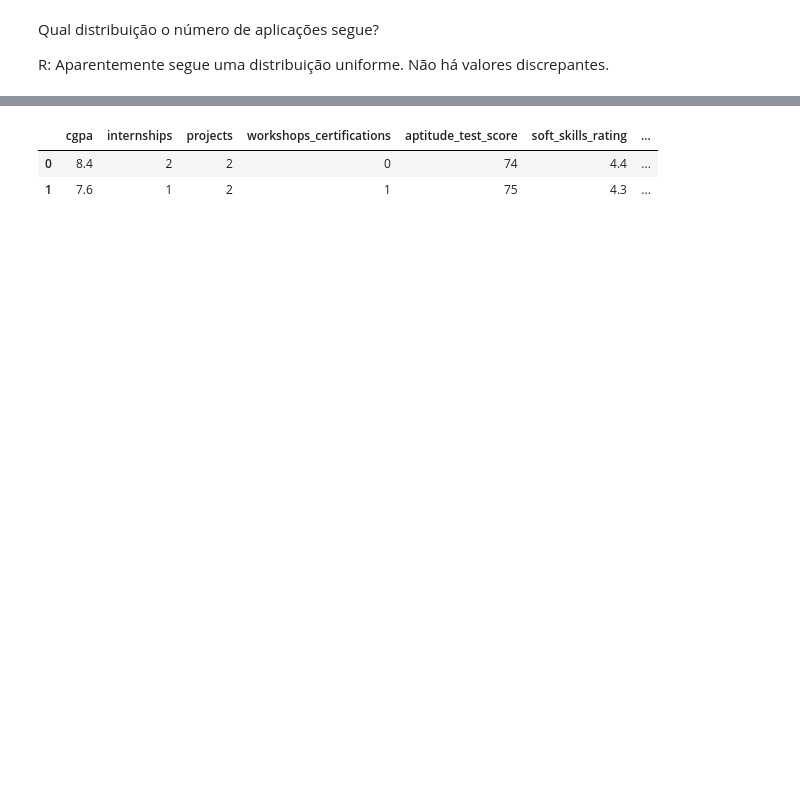
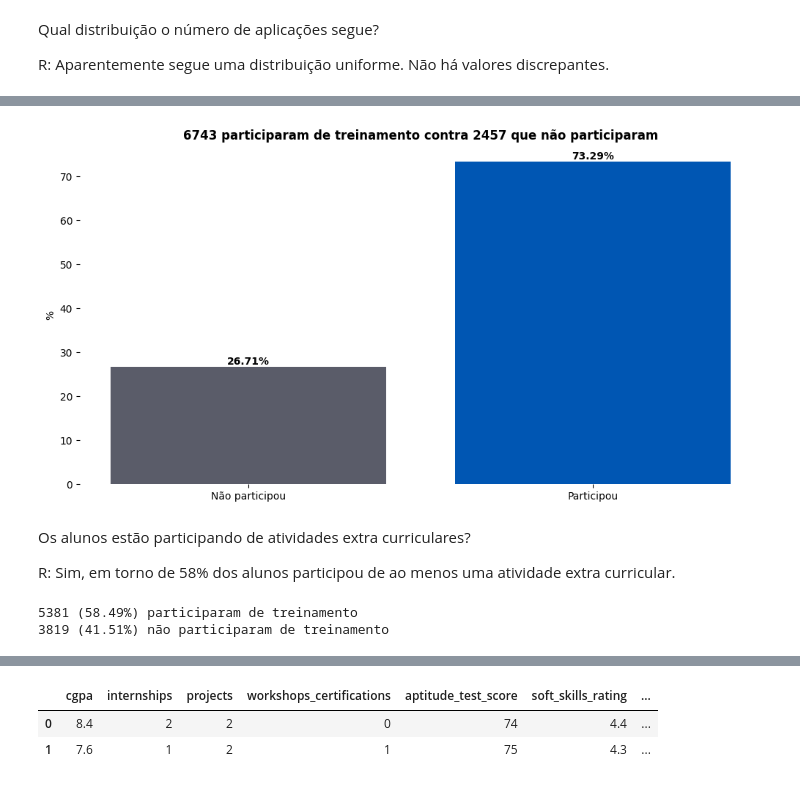
Before and after one commit to Alexandre-Esposte/JobProphet, a Jupyter notebook: notebooks/analise.ipynb, the cells around one changed output, grey strips where cells are left out. Cells and saved outputs as stored; diff of their text form; code cells hidden in the pictures; blank space fills up the shorter version.

```diff
--- a/notebooks/analise.ipynb
+++ b/notebooks/analise.ipynb
@@ -234,0 +272,22 @@ Text(0, 0.5, 'Densidade')
+# %%
+plt.bar(x = ['Não participou' , 'Participou'], height = [contagem['No']/9200*100, contagem['Yes']/9200*100], color = [nao_colocar_color,colocado_color])
+plt.box(False)
+
+plt.ylabel('%')
+plt.text(x = 'Participou', y = contagem['Yes']/9200*100, s = f'{contagem['Yes']/9200*100:.2f}%', ha = 'center', va = 'bottom', fontweight = 'bold', fontsize = 10)
+plt.text(x = 'Não participou', y = contagem['No']/9200*100, s = f'{contagem['No']/9200*100:.2f}%', ha= 'center', va = 'bottom', fontweight = 'bold', fontsize = 10)
+plt.title(f"{contagem['Yes']} participaram de treinamento contra {contagem['No']} que não participaram", fontsize=12, fontweight='bold');
+# %% [output]
+[figure, added]
+# %% [markdown]
+Os alunos estão participando de atividades extra curriculares?
+
+R: Sim, em torno de 58% dos alunos participou de ao menos uma atividade extra curricular.
+# %%
+contagem = data['extra_curricular_activities'].value_counts()
+
+print(f'{contagem['Yes']} ({contagem['Yes']/9200*100:.2f}%) participaram de atividades extra curriculares\n'
+      f'{contagem['No']} ({contagem['No']/9200*100:.2f}%) não participaram de atividades extra curriculares')
+# %% [output]
+5381 (58.49%) participaram de treinamento
+3819 (41.51%) não participaram de treinamento
```
Also changed, not shown: parts of 11 cells of this notebook.
